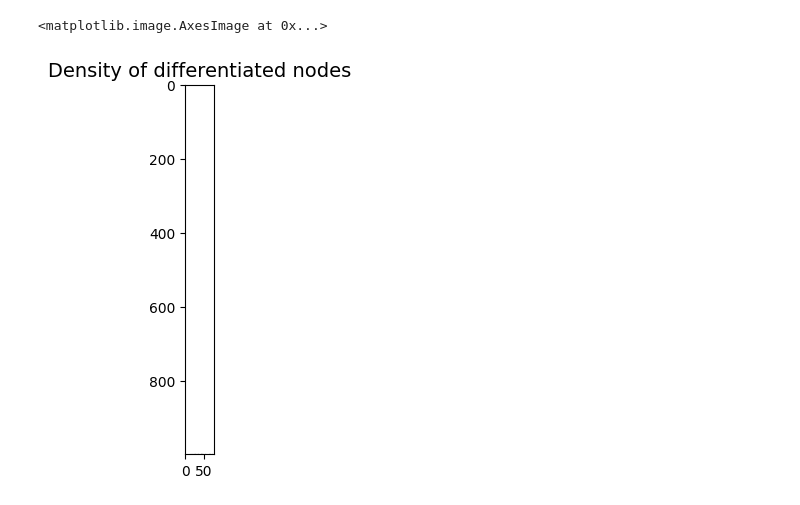
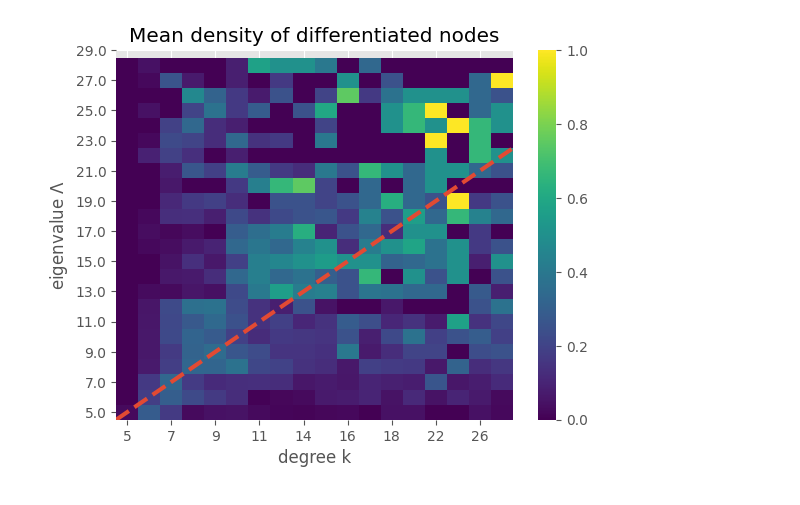
Before and after one commit to miriamzara/ComplexNet_project, a Jupyter notebook: project_18/code/laplacian_localization.ipynb, the cells around one changed output. Cells and saved outputs as stored; diff of their text form; code cells hidden in the pictures.

```diff
--- a/project_18/code/laplacian_localization.ipynb
+++ b/project_18/code/laplacian_localization.ipynb
@@ -196,12 +170,25 @@ plt.show()
-# %%
-fig, ax = plt.subplots()
-ax.set_title("Density of differentiated nodes", fontsize = 14)
-ax.imshow(M, cmap='Greys')
-
-#ax.set_xticks(np.arange(0,8))
-#ax.set_yticks(np.arange(0,8))
-#ax.set_xticklabels(['1','2','3','4','5', '6', '7', '8'], fontsize = 14)
-#ax.set_yticklabels(['1','2','3','4','5', '6', '7', '8'], fontsize = 14)
-# %% [output]
-<matplotlib.image.AxesImage at 0x...>
-[figure, removed]
+# %%
+pivot_table = df.pivot_table(index='eigenvalue', columns='degree', values='mean_density', aggfunc='mean')
+fig, ax = plt.subplots()
+plt.title('Mean density of differentiated nodes')
+sns.heatmap(pivot_table,
+            cmap='viridis',
+            ax=ax,
+            xticklabels= 2,
+            yticklabels= ''
+            )
+ax.invert_yaxis()
+ax.set_xlabel('degree k')
+ax.set_ylabel(r'eigenvalue $\Lambda$')
+ax.set_yticks(np.arange(0.5, n_bins, 2))
+ax.set_yticklabels([m+i for i in np.arange(0, n_bins, 2)], rotation = 0)
+
+
+x = np.linspace(0, n_bins, 100)
+y = [x for x in np.linspace(0, n_bins, 100)]
+plt.plot(x, y, linestyle= 'dashed', linewidth = 3)
+
+plt.savefig(f"figures/density_{num_nodes}.pdf")
+plt.show()
+# %% [output]
+[figure, added]
```
Also changed, not shown: parts of 7 cells of this notebook, 13 other files.
